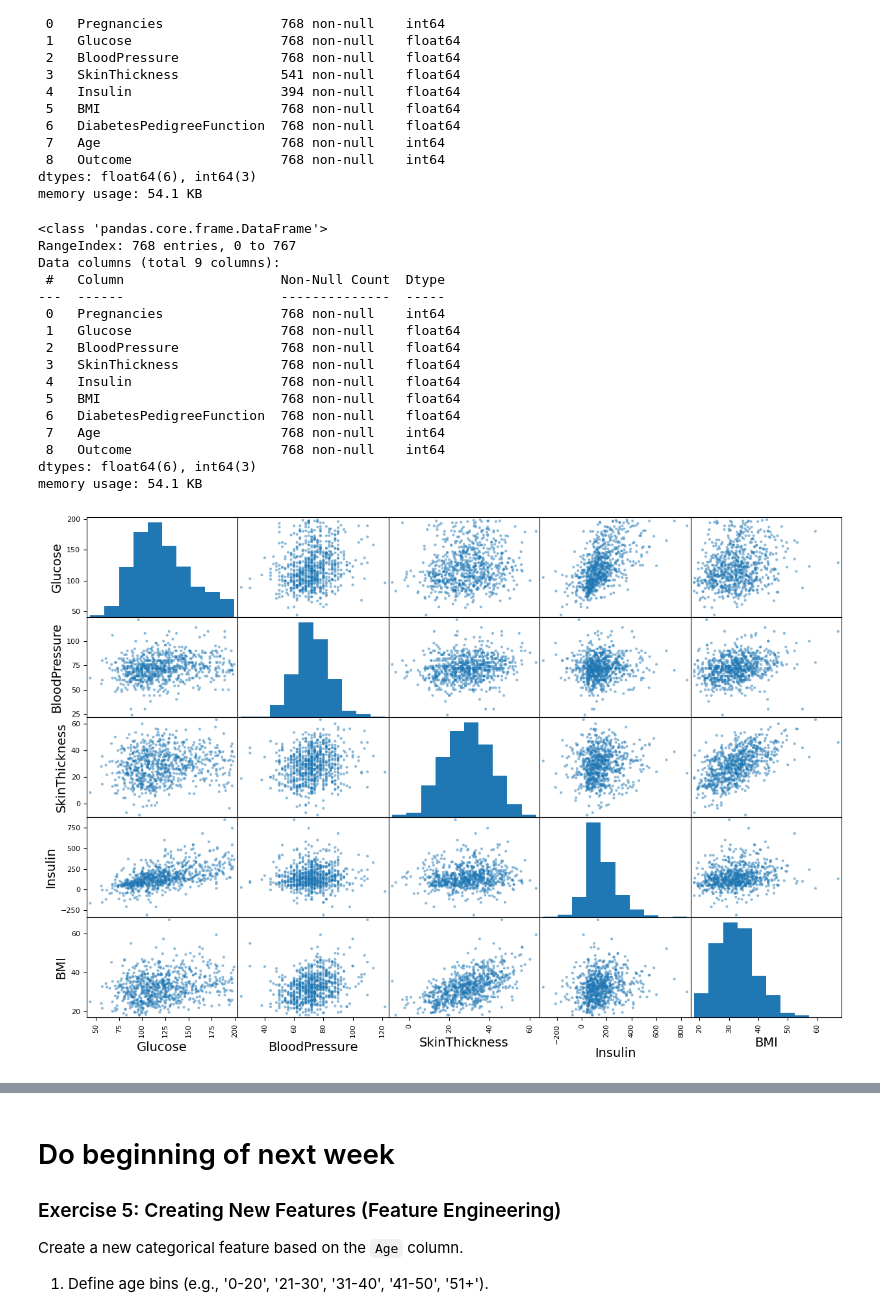
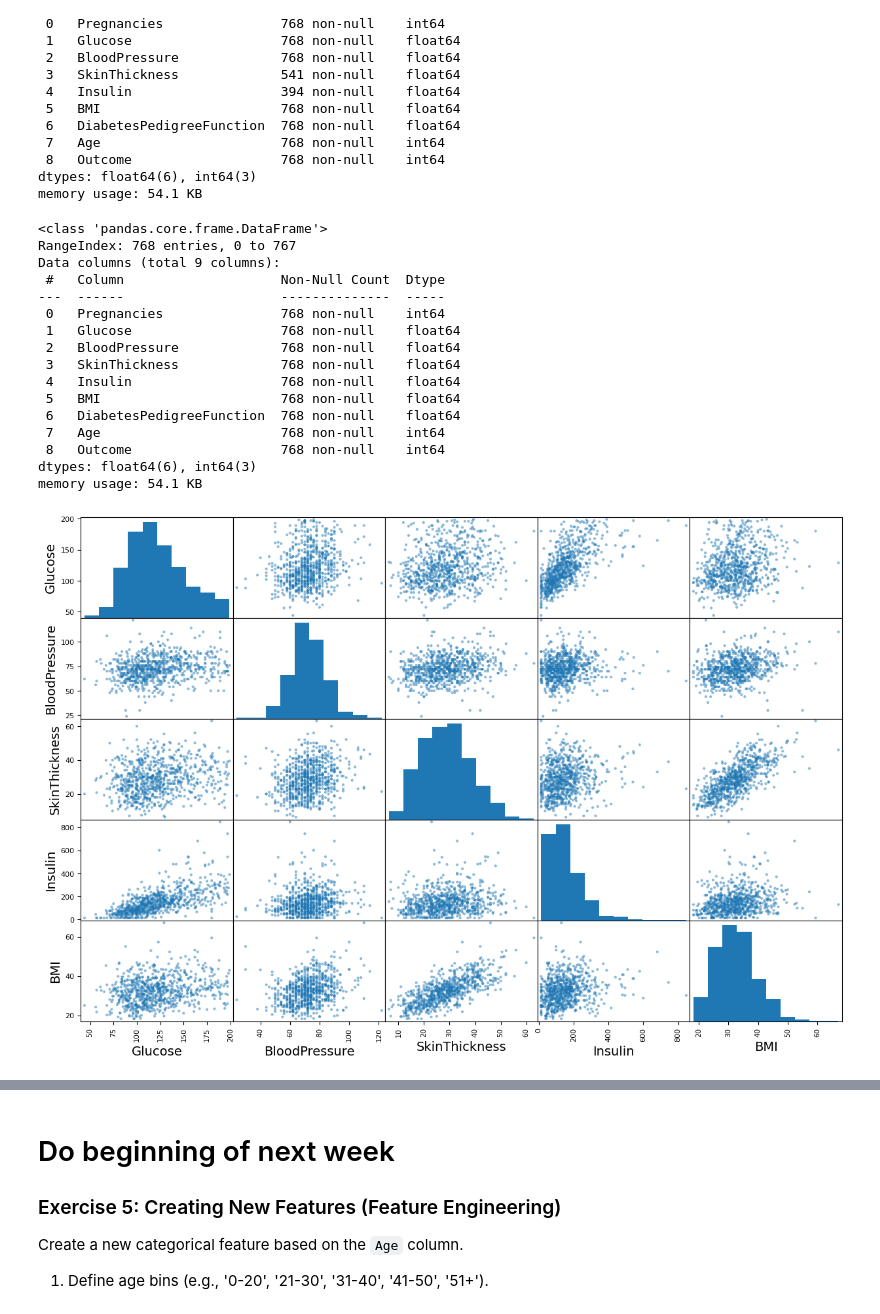
Before and after one commit to fredsimoes78/ml-intro-course-spring2025, a Jupyter notebook: sessions/session_2/eda_exercise_diabetes.ipynb, the cells around one changed output, grey strips where cells are left out. Cells and saved outputs as stored; diff of their text form; code cells hidden in the pictures.

```diff
--- a/sessions/session_2/eda_exercise_diabetes.ipynb
+++ b/sessions/session_2/eda_exercise_diabetes.ipynb
@@ -226,7 +226,7 @@ diabetes_pp = diabetes_df.copy()
 columns = ['Glucose', 'BloodPressure', 'SkinThickness', 'Insulin', 'BMI']
 
 for label in columns:
-    mask = diabetes_pp[label] == 0
+    mask = (diabetes_pp[label] == 0)
     diabetes_pp.loc[mask, label] = np.nan
 
 #alternative
@@ -354,6 +365,9 @@ Data columns (total 9 columns):
 dtypes: float64(6), int64(3)
 memory usage: 54.1 KB
 # %%
+#linear reg f(BMI) = Skin and f(Glucose) = Insulin + noise
+#But I need to keep values positive! Put less noise and cap insulin values at previous min of 14
+
 from sklearn.linear_model import LinearRegression
 diabetes_pp2 = diabetes_pp1.copy()
 
@@ -379,42 +393,45 @@ modelins.intercept_
 
 #Missing values of SkinThickness + uniform noise!
 #noise_skin = np.random.normal(0, 1, size=(diabetes_pp2[mask_SkinThick]['BMI'].shape)) * diabetes_pp2[mask_SkinThick]['BMI'].values * np.std(xx_skin)/np.std(yy_skin) #this was wrong
-noise_skin = np.random.normal(0, 1, size=(diabetes_pp2[mask_SkinThick]['BMI'].shape)) * np.std(yy_skin)
+noise_skin = np.random.normal(0, 1, size=(diabetes_pp2[mask_SkinThick]['BMI'].shape)) * np.std(yy_skin)*0.5
 y_pred_skin = modelskin.predict(diabetes_pp2[mask_SkinThick]['BMI'].values[:,None]) + noise_skin
 
 #Missing values of SkinThickness
 #noise_ins = np.random.normal(0, 1, size=(diabetes_pp2[mask_SkinThick]['Glucose'].shape)) * diabetes_pp2[mask_SkinThick]['Glucose'].values * np.std(xx_ins)/np.std(yy_ins) #this was wrong
-noise_ins = np.random.normal(0, 1, size=(diabetes_pp2[mask_SkinThick]['Glucose'].shape)) * np.std(yy_ins) #times std of
+noise_ins = np.random.normal(0, 1, size=(diabetes_pp2[mask_SkinThick]['Glucose'].shape)) * np.std(yy_ins)*0.5
 y_pred_ins = modelins.predict(diabetes_pp2[mask_SkinThick]['Glucose'].values[:,None] ) + noise_ins
-
+y_pred_ins[y_pred_ins <14] = 14  # CAP VALUES
 
 #Assign
 diabetes_pp2.loc[mask_SkinThick, 'SkinThickness'] = y_pred_skin
 diabetes_pp2.loc[mask_SkinThick, 'Insulin'] = y_pred_ins
 
 diabetes_pp2.info()
 
 #Visualize
 from pandas.plotting import scatter_matrix
 scatter_matrix(diabetes_pp2[columns], figsize=(15, 10))
 plt.show()
 
-#The noise I put seems to be the most general I could think of, unit noise * std of variable NICE
+#The noise I put seems to be the most general I could think of, unit noise * std of variable ->
+#it's not right to assume noise is more with higher xx or not
+
+diabetes_pp2.describe()
 # %% [output]
 <class 'pandas.core.frame.DataFrame'>
 RangeIndex: 768 entries, 0 to 767
 Data columns (total 9 columns):
  #   Column                    Non-Null Count  Dtype
 ---  ------                    --------------  -----
  0   Pregnancies               768 non-null    int64
  1   Glucose                   768 non-null    float64
  2   BloodPressure             768 non-null    float64
  3   SkinThickness             768 non-null    float64
  4   Insulin                   768 non-null    float64
  5   BMI                       768 non-null    float64
  6   DiabetesPedigreeFunction  768 non-null    float64
  7   Age                       768 non-null    int64
  8   Outcome                   768 non-null    int64
 dtypes: float64(6), int64(3)
 memory usage: 54.1 KB
-[figure, old version]
+[figure, new version]
```
Also changed, not shown: parts of 10 cells of this notebook, 1 other file.
